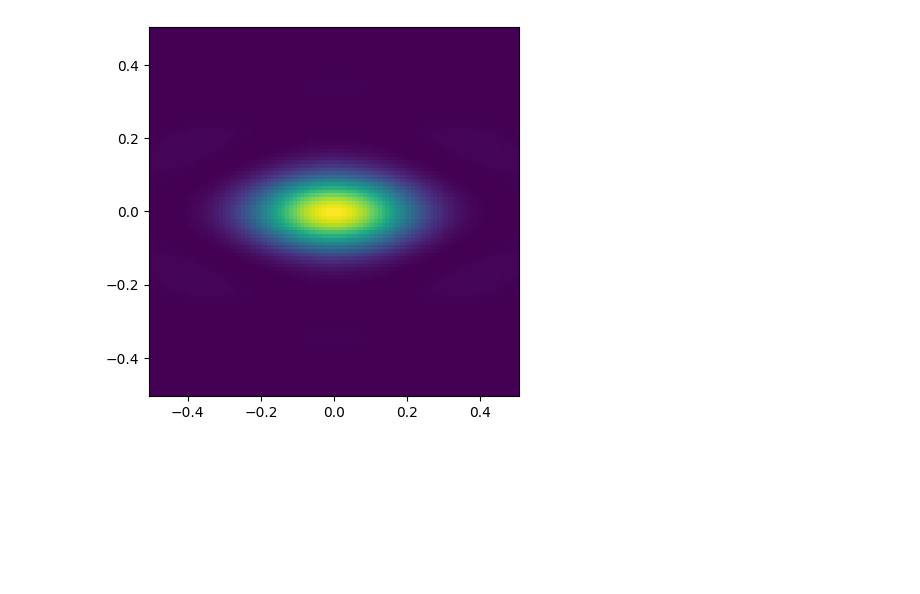
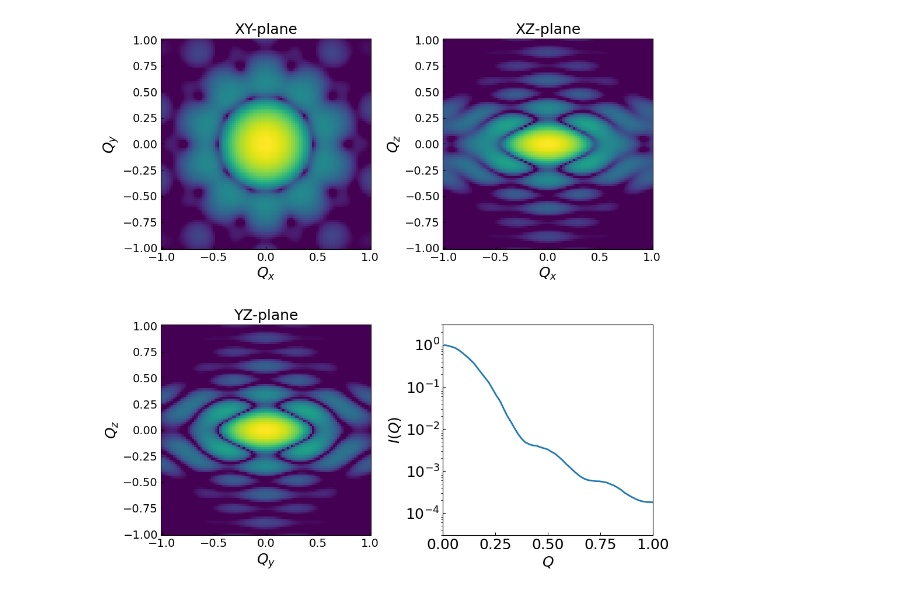
Before and after one commit to ch-tung/simplex_scattering, a Jupyter notebook: test_bipyramid.ipynb, the cells around one changed output. Saved outputs shown, nothing was run; the diff lists cells and outputs as text; code cells hidden in the pictures; blank space fills up the shorter version.

Commit message:
added polygon rod, calculate radial averaged I(Q)

```diff
--- a/test_bipyramid.ipynb
+++ b/test_bipyramid.ipynb
@@ -263,12 +389,47 @@ Scattering function calculation complete.
-# %%
-fig = plt.figure()
-ax = fig.add_subplot(111)
-
-# pcolor plot of the scattering function
-qx_plot, qy_plot = np.meshgrid(qx, qz)
-I_q_plot = I_q/total_volume**2
-ax.pcolor(qx_plot, qy_plot, I_q_plot.T, cmap='viridis', vmax=1, vmin=0)
-
-ax.set_aspect('equal')
-# %% [output]
-[figure, removed]
+# %%
+# Create a 2x2 panel plot with XY, XZ, YZ, and radial average
+fig, axes = plt.subplots(2, 2, figsize=(10, 10))
+
+# Panel (0, 0) - XY
+qx_plot, qy_plot = np.meshgrid(qx, qy)
+axes[0, 0].pcolor(qx_plot, qy_plot, np.log(I_q_xy.T), cmap='viridis', vmax=0, vmin=-10)
+axes[0, 0].set_title('XY-plane', fontsize=18)
+axes[0, 0].set_xlabel('$Q_x$', fontsize=18)
+axes[0, 0].set_ylabel('$Q_y$', fontsize=18)
+axes[0, 0].set_aspect('equal')
+axes[0, 0].tick_params(direction='in', labelsize=14)
+
+# Panel (0, 1) - XZ
+qx_plot, qz_plot = np.meshgrid(qx, qz)
+axes[0, 1].pcolor(qx_plot, qz_plot, np.log(I_q_xz.T), cmap='viridis', vmax=0, vmin=-10)
+axes[0, 1].set_title('XZ-plane', fontsize=18)
+axes[0, 1].set_xlabel('$Q_x$', fontsize=18)
+axes[0, 1].set_ylabel('$Q_z$', fontsize=18)
+axes[0, 1].set_aspect('equal')
+axes[0, 1].tick_params(direction='in', labelsize=14)
+
+# Panel (1, 0) - YZ
+qy_plot, qz_plot = np.meshgrid(qy, qz)
+axes[1, 0].pcolor(qy_plot, qz_plot, np.log(I_q_yz.T), cmap='viridis', vmax=0, vmin=-10)
+axes[1, 0].set_title('YZ-plane', fontsize=18)
+axes[1, 0].set_xlabel('$Q_y$', fontsize=18)
+axes[1, 0].set_ylabel('$Q_z$', fontsize=18)
+axes[1, 0].set_aspect('equal')
+axes[1, 0].tick_params(direction='in', labelsize=14)
+
+# Panel (1, 1) - Radial average
+axes[1, 1].plot(Q_centers, I_avg, lw=2)
+axes[1, 1].set_yscale('log')
+axes[1, 1].set_title(' ', fontsize=18)
+axes[1, 1].tick_params(direction='in', labelsize=14)
+axes[1, 1].set_xlabel('$Q$', fontsize=18)
+axes[1, 1].set_ylabel('$I(Q)$', fontsize=18)
+axes[1, 1].set_xlim(0, np.max(qx))
+axes[1, 1].set_ylim(3e-5, 3e0)
+axes[1, 1].set_aspect(np.max(qx)/5)
+axes[1, 1].tick_params(direction='in', labelsize=18)
+
+plt.tight_layout()
+plt.show()
+# %% [output]
+[figure, added]
```
Also changed, not shown: parts of 11 cells of this notebook.
